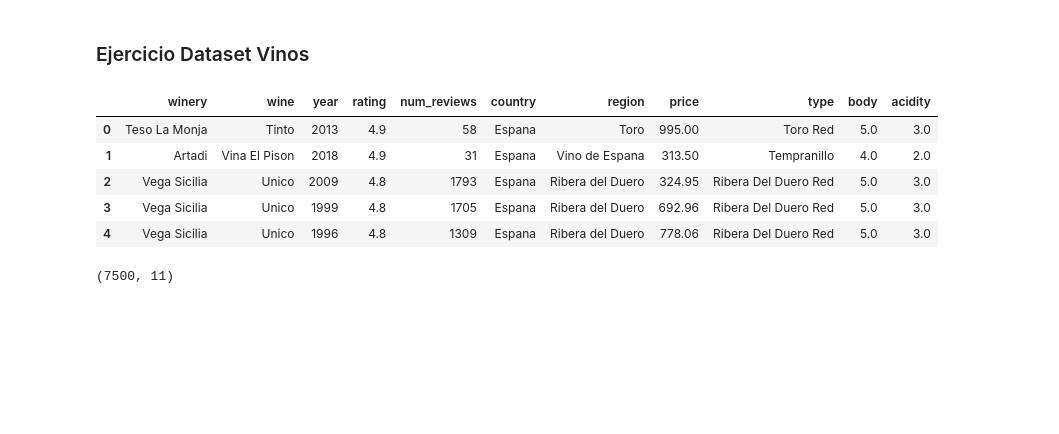
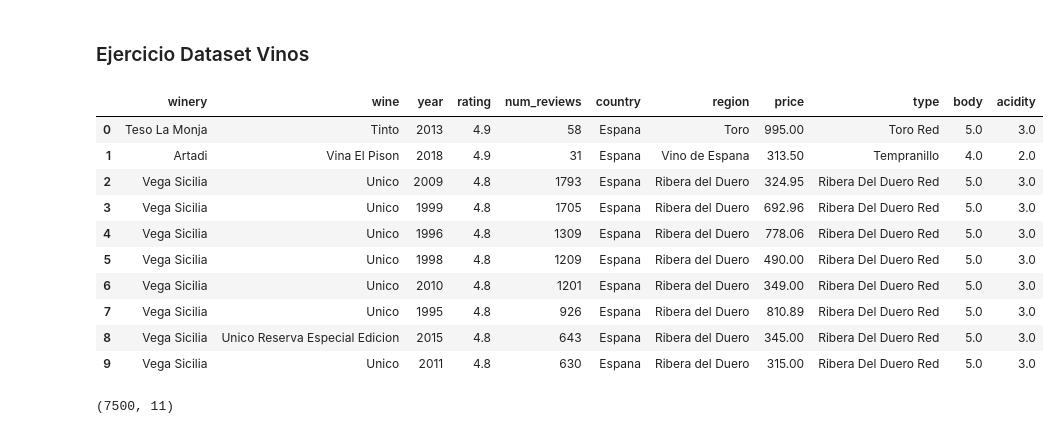
Before and after one commit to jmrodriguez2552/CEDAPY_25_26, a Jupyter notebook: ANALISIS_DATOS_PYTHON/NOTEBOOKS/EJERCICIOS/EJERCICIO_WINES.ipynb, the cells around one changed output. Saved outputs shown, nothing was run; the diff lists cells and outputs as text; code cells hidden in the pictures; blank space fills up the shorter version.

Commit message:
Wines_dia 3

```diff
--- a/ANALISIS_DATOS_PYTHON/NOTEBOOKS/EJERCICIOS/EJERCICIO_WINES.ipynb
+++ b/ANALISIS_DATOS_PYTHON/NOTEBOOKS/EJERCICIOS/EJERCICIO_WINES.ipynb
@@ -8,14 +8,19 @@ import matplotlib.pyplot as plt
 # %%
 file = "C:/Users/Jose Manuel/Documents/VisualStudioCode_Workspace/Repo_CEDAPY/CEDAPY_25_26/ANALISIS_DATOS_PYTHON/DATASETS/wines_SPA.csv"
 df_wines = pd.read_csv(file, sep=',', engine= 'python')
-df_wines.head(5)
+df_wines.head(10)
 # %% [output]
 |  | winery | wine | year | rating | num_reviews | country | region | price | type | body | acidity |
 | 0 | Teso La Monja | Tinto | 2013 | 4.9 | 58 | Espana | Toro | 995.00 | Toro Red | 5.0 | 3.0 |
 | 1 | Artadi | Vina El Pison | 2018 | 4.9 | 31 | Espana | Vino de Espana | 313.50 | Tempranillo | 4.0 | 2.0 |
 | 2 | Vega Sicilia | Unico | 2009 | 4.8 | 1793 | Espana | Ribera del Duero | 324.95 | Ribera Del Duero Red | 5.0 | 3.0 |
 | 3 | Vega Sicilia | Unico | 1999 | 4.8 | 1705 | Espana | Ribera del Duero | 692.96 | Ribera Del Duero Red | 5.0 | 3.0 |
 | 4 | Vega Sicilia | Unico | 1996 | 4.8 | 1309 | Espana | Ribera del Duero | 778.06 | Ribera Del Duero Red | 5.0 | 3.0 |
+| 5 | Vega Sicilia | Unico | 1998 | 4.8 | 1209 | Espana | Ribera del Duero | 490.00 | Ribera Del Duero Red | 5.0 | 3.0 |
+| 6 | Vega Sicilia | Unico | 2010 | 4.8 | 1201 | Espana | Ribera del Duero | 349.00 | Ribera Del Duero Red | 5.0 | 3.0 |
+| 7 | Vega Sicilia | Unico | 1995 | 4.8 | 926 | Espana | Ribera del Duero | 810.89 | Ribera Del Duero Red | 5.0 | 3.0 |
+| 8 | Vega Sicilia | Unico Reserva Especial Edicion | 2015 | 4.8 | 643 | Espana | Ribera del Duero | 345.00 | Ribera Del Duero Red | 5.0 | 3.0 |
+| 9 | Vega Sicilia | Unico | 2011 | 4.8 | 630 | Espana | Ribera del Duero | 315.00 | Ribera Del Duero Red | 5.0 | 3.0 |
 # %%
 print(df_wines.shape)
 # %% [output]
```
Also changed, not shown: parts of 12 cells of this notebook.
